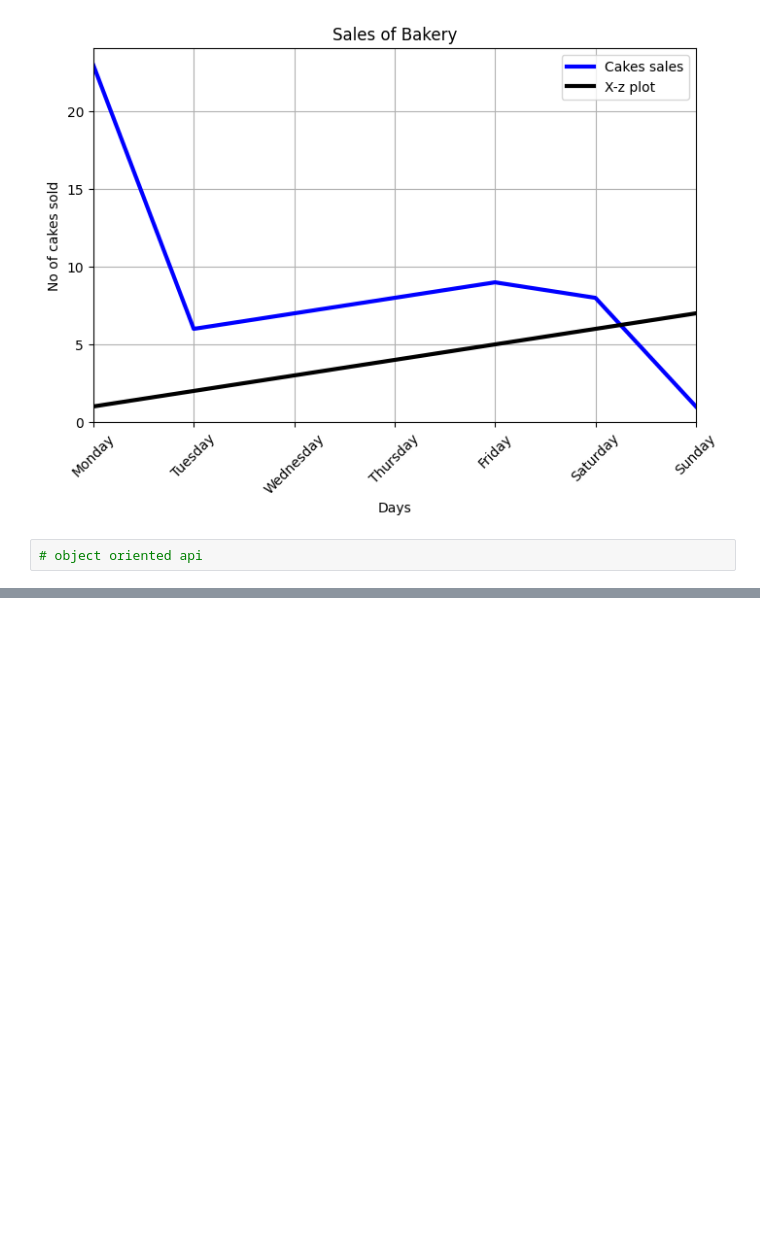
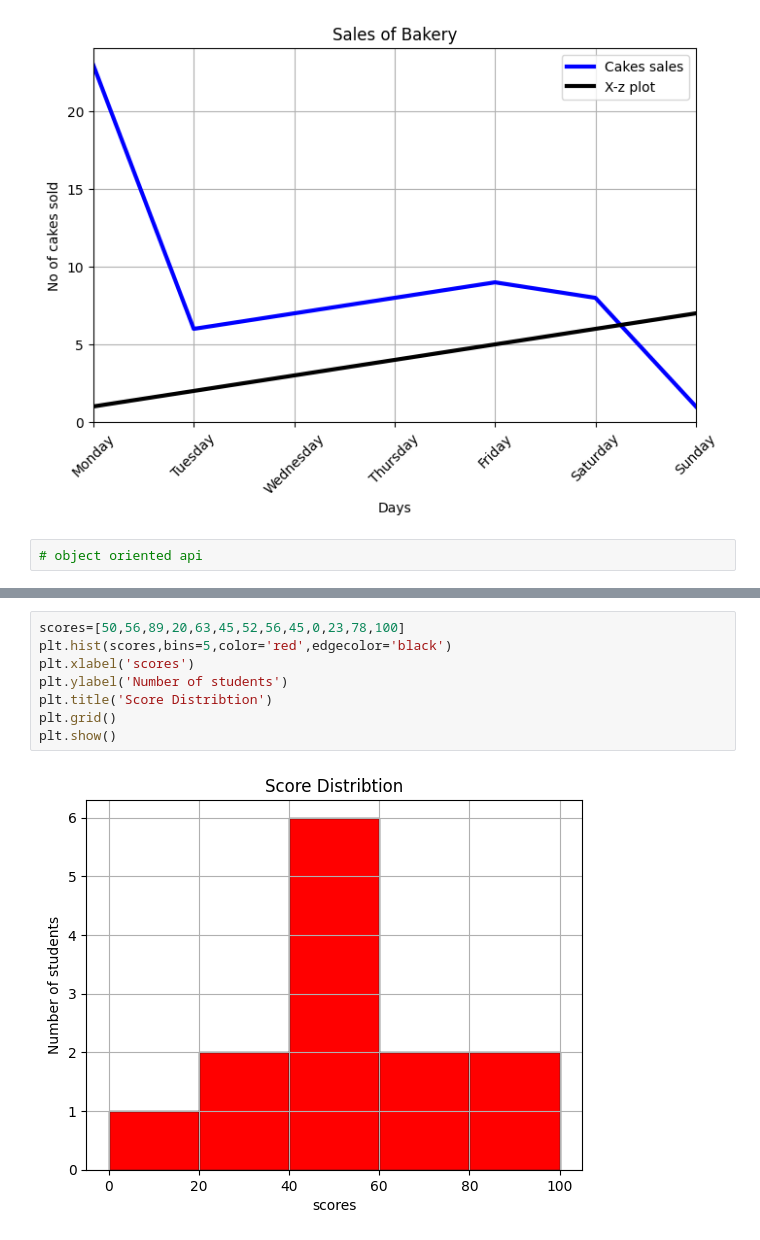
Before and after one commit to sky-shiva/data_viz, a Jupyter notebook: phase0.ipynb, the cells around one changed output, grey strips where cells are left out. Drawn from its saved outputs; the diff is of its cells as text; blank space fills up the shorter version.

Commit message:
pie and hist

```diff
--- a/phase0.ipynb
+++ b/phase0.ipynb
@@ -47,0 +56,10 @@ plt.legend()
+# %%
+scores=[50,56,89,20,63,45,52,56,45,0,23,78,100]
+plt.hist(scores,bins=5,color='red',edgecolor='black')
+plt.xlabel('scores')
+plt.ylabel('Number of students')
+plt.title('Score Distribtion')
+plt.grid()
+plt.show()
+# %% [output]
+[figure, added]
```
Also changed, not shown: parts of 2 cells of this notebook.
